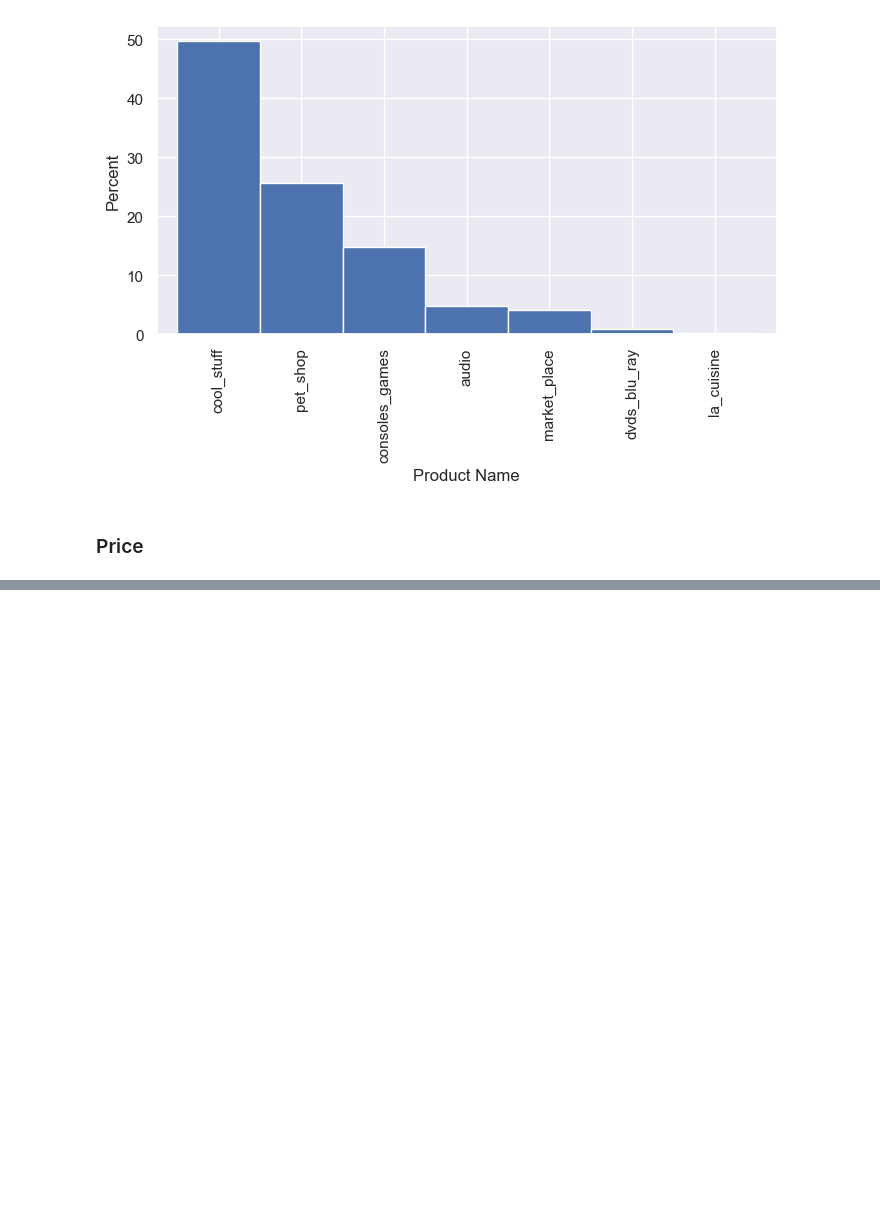
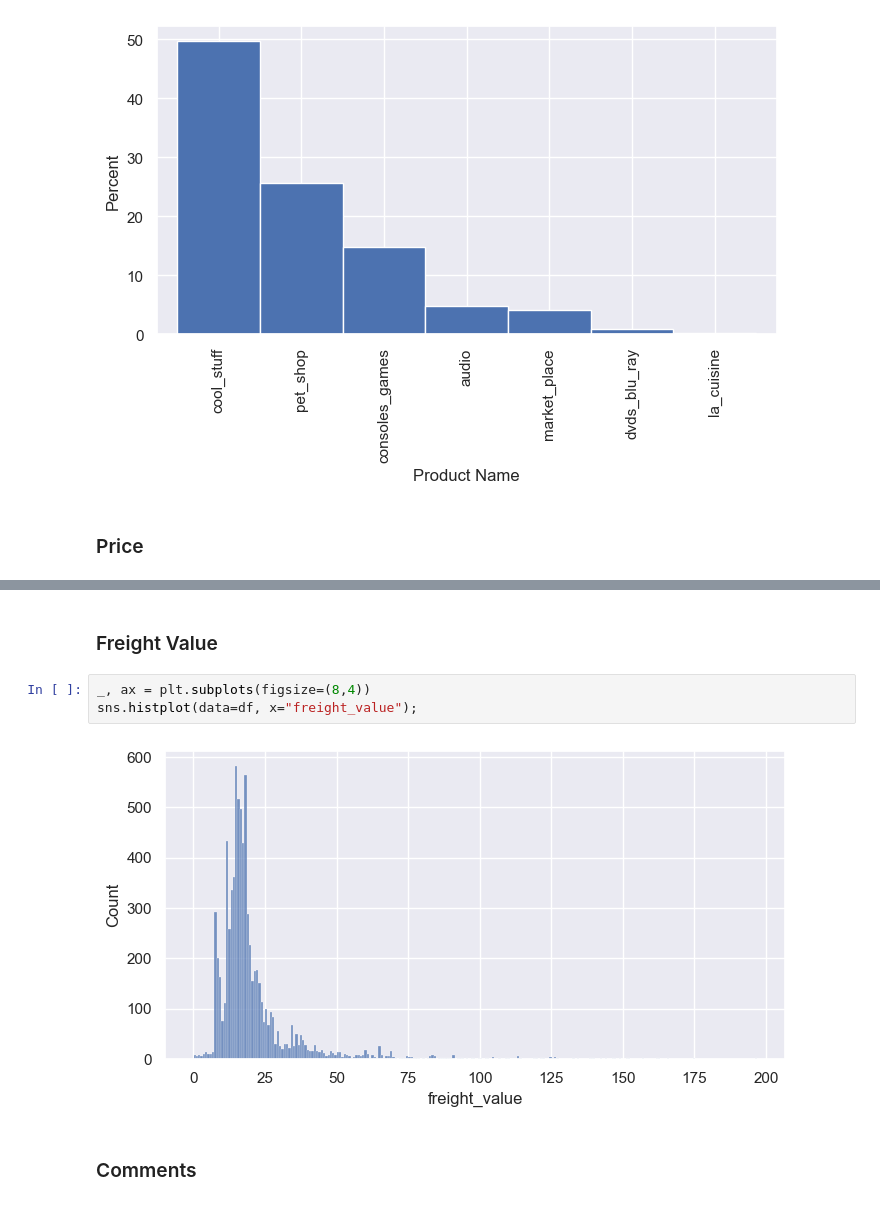
Before and after one commit to Vicalg/EcommerceBr, a Jupyter notebook: Notebooks/data_wrangling.ipynb, the cells around one changed output, grey strips where cells are left out. Cells and saved outputs as stored; diff of their text form; blank space fills up the shorter version.

```diff
--- a/Notebooks/data_wrangling.ipynb
+++ b/Notebooks/data_wrangling.ipynb
@@ -138,0 +147,9 @@ AttributeError: Rectangle.set() got an unexpected keyword argument 'logscale'
+# %% [markdown]
+### Freight Value
+# %%
+_, ax = plt.subplots(figsize=(8,4))
+sns.histplot(data=df, x="freight_value");
+# %% [output]
+[figure, added]
+# %% [markdown]
+### Comments
```
Also changed, not shown: parts of 8 cells of this notebook.
